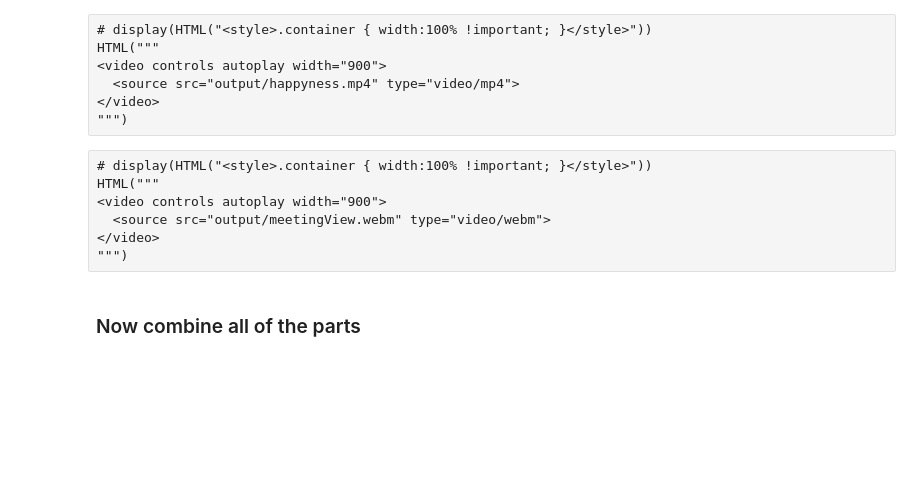
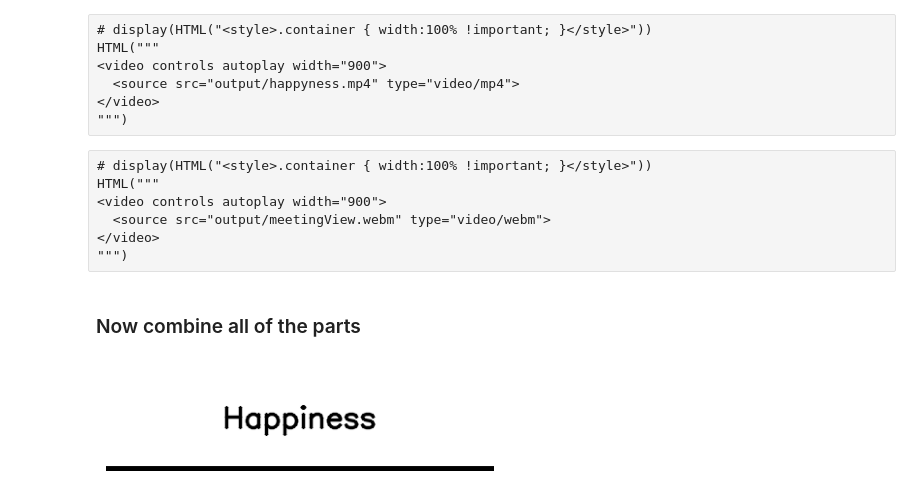
Before and after one commit to Norlez/Group-Emotion-Representation, a Jupyter notebook: representer.ipynb, the cells around one changed output. Cells and saved outputs as stored; diff of their text form; code cells hidden in the pictures; blank space fills up the shorter version.

Commit message:
added borders in emoji representation

```diff
--- a/representer.ipynb
+++ b/representer.ipynb
@@ -54,8 +54,8 @@ ge_rep.display_image(happyness_image, figsize=(5, 4))
 # %% [output]
 [figure]
 # %%
-emoji_window_width = 500
-emoji_window_height = 500
+emoji_window_width = 400
+emoji_window_height = 400
 fps = 25
 lowest_change_interval = 0.6 # seconds
-video_length = 123 # seconds    # 123
+video_length = 10 # seconds    # 123
@@ -208,0 +149,10 @@ for capture in captures:
+# %%
+border = 5
+text_canvas_height = 100
+happiness_text_canvas = (np.ones((text_canvas_height + border, emoji_window_width, 3)) * 255).astype(np.uint8)
+happiness_text_canvas = cv.putText(happiness_text_canvas, 'Happiness', (120, 60), cv.FONT_HERSHEY_SIMPLEX, 1, (0, 0, 0), 2, cv.LINE_AA, False)
+# apply a black border at the bottom of happiness_text_canvas
+happiness_text_canvas[-border:, :, :] = (np.zeros((border, emoji_window_width, 3)) * 255).astype(np.uint8)
+ge_rep.display_image(happiness_text_canvas, figsize=(5, 4))
+# %% [output]
+[figure, added]
```
Also changed, not shown: parts of 11 cells of this notebook.
